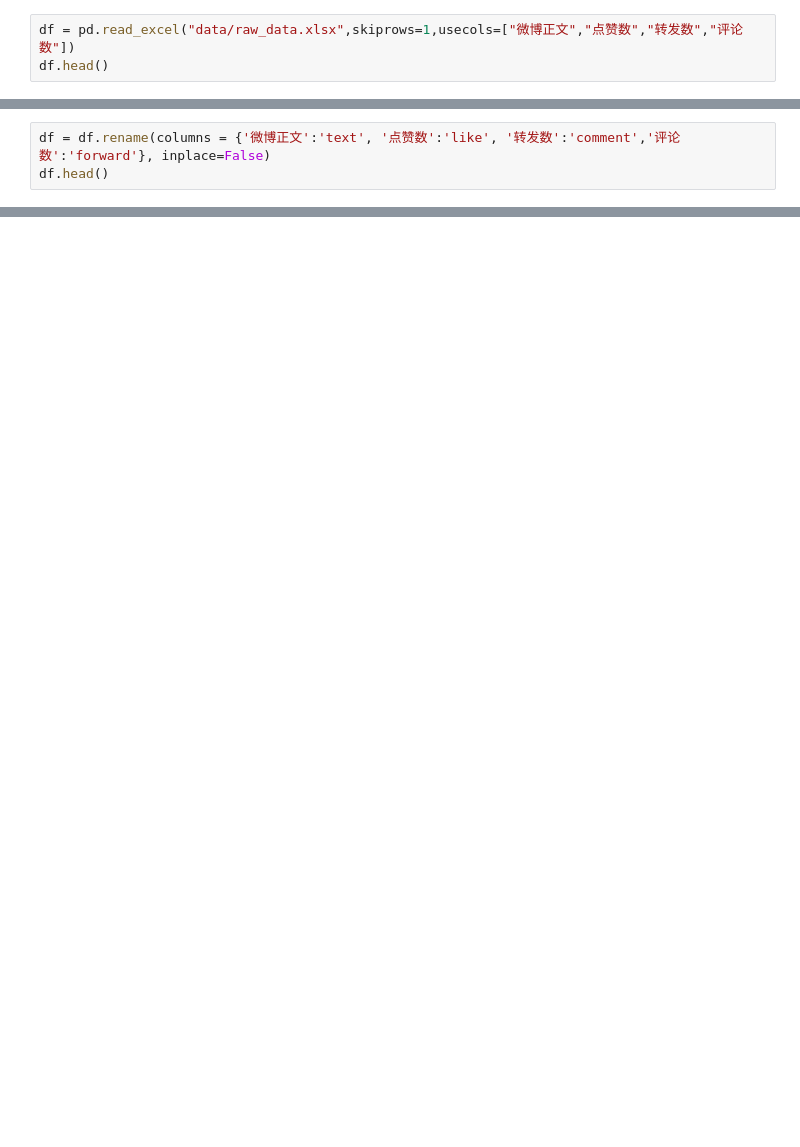
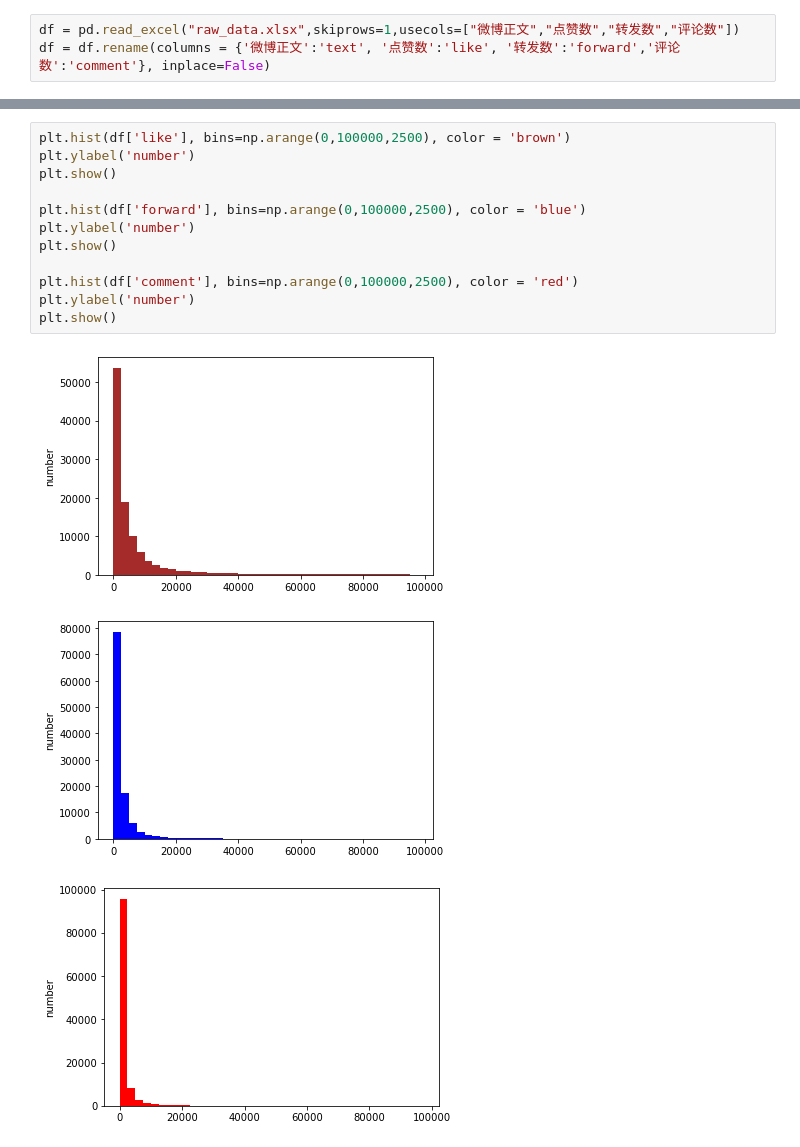
Before and after one commit to SZTankWang/ml-weibo-project-, a Jupyter notebook: script_LR.ipynb, the cells around one changed output, grey strips where cells are left out. Saved outputs shown, nothing was run; the diff lists cells and outputs as text; blank space fills up the shorter version.

```diff
--- a/script_LR.ipynb
+++ b/script_LR.ipynb
@@ -46,3 +14,3 @@ Paddle enabled successfully......
 # %%
-df = pd.read_excel("data/raw_data.xlsx",skiprows=1,usecols=["微博正文","点赞数","转发数","评论数"])
-df.head()
+df = pd.read_excel("raw_data.xlsx",skiprows=1,usecols=["微博正文","点赞数","转发数","评论数"])
+df = df.rename(columns = {'微博正文':'text', '点赞数':'like', '转发数':'forward','评论数':'comment'}, inplace=False)
@@ -56,3 +16,0 @@ df.head()
-# %%
-df = df.rename(columns = {'微博正文':'text', '点赞数':'like', '转发数':'comment','评论数':'forward'}, inplace=False)
-df.head()
@@ -165,0 +26,16 @@ Name: 54824, dtype: object
+# %%
+plt.hist(df['like'], bins=np.arange(0,100000,2500), color = 'brown')
+plt.ylabel('number')
+plt.show()
+
+plt.hist(df['forward'], bins=np.arange(0,100000,2500), color = 'blue')
+plt.ylabel('number')
+plt.show()
+
+plt.hist(df['comment'], bins=np.arange(0,100000,2500), color = 'red')
+plt.ylabel('number')
+plt.show()
+# %% [output]
+[figure, added]
+[figure, added]
+[figure, added]
```
Also changed, not shown: parts of 19 cells of this notebook.
